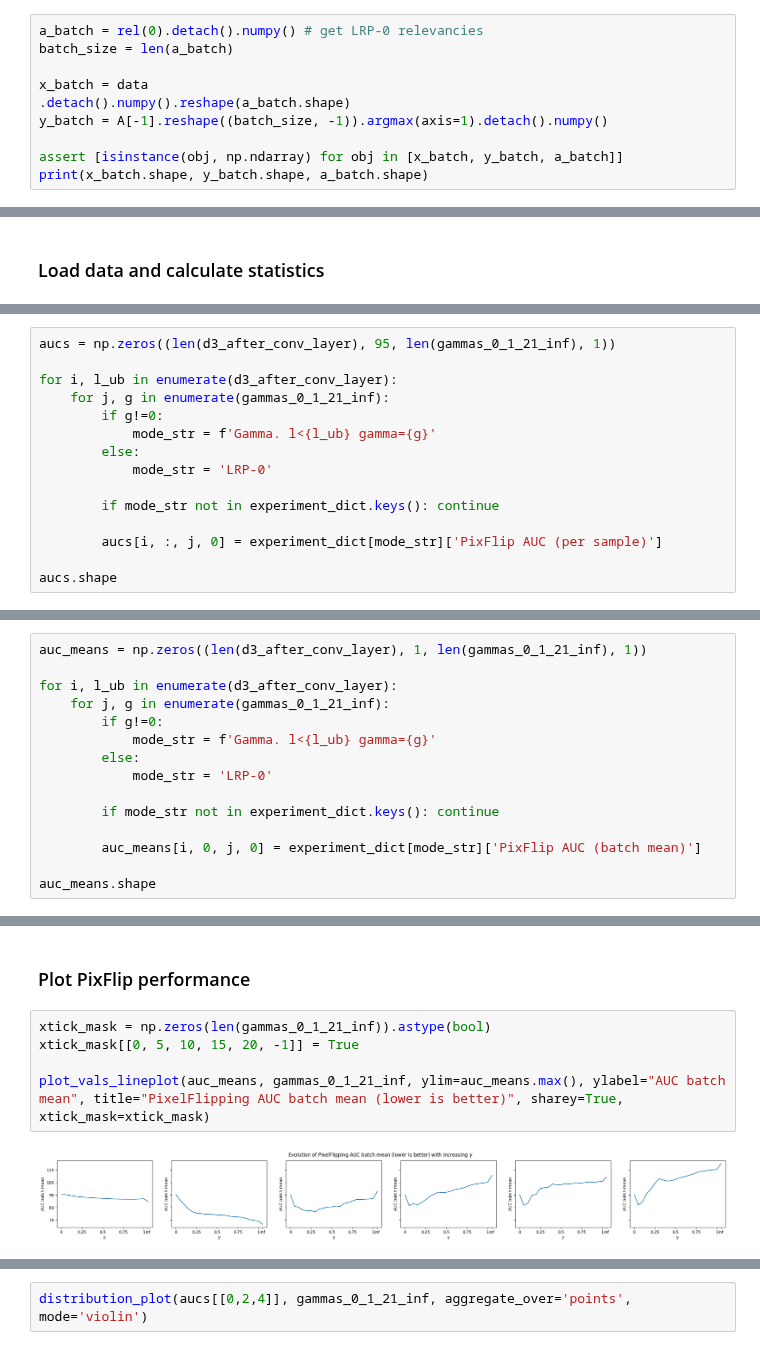
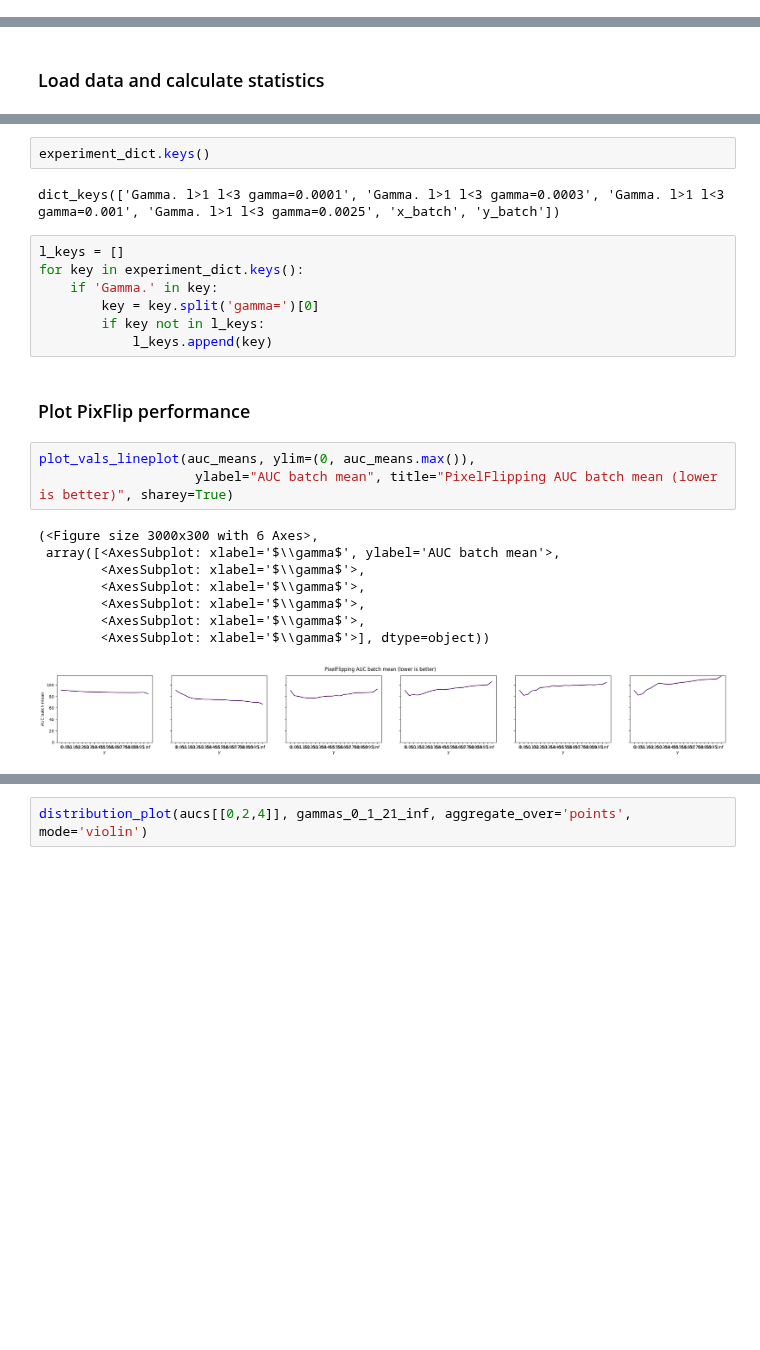
Before and after one commit to johannesmaess/investigation, a Jupyter notebook: gamma-mnist-cnn-quantus.ipynb, the cells around one changed output, grey strips where cells are left out. Cells and saved outputs as stored; diff of their text form; blank space fills up the shorter version.

```diff
--- a/gamma-mnist-cnn-quantus.ipynb
+++ b/gamma-mnist-cnn-quantus.ipynb
@@ -234,12 +240,3 @@ def batch_auc(batch):
     return [utils.calculate_auc(np.array(curve)) for curve in batch]
 def batch_mean_auc(batch):
     return np.mean(batch_auc(batch))
-# %%
-a_batch = rel(0).detach().numpy() # get LRP-0 relevancies
-batch_size = len(a_batch)
-
-x_batch = data                                          .detach().numpy().reshape(a_batch.shape)
-y_batch = A[-1].reshape((batch_size, -1)).argmax(axis=1).detach().numpy()
-
-assert [isinstance(obj, np.ndarray) for obj in [x_batch, y_batch, a_batch]]
-print(x_batch.shape, y_batch.shape, a_batch.shape)
@@ -315,15 +385,0 @@ np.array(experiment_dict['LRP-0']['PixFlip AUC (per sample)']).shape
-# %%
-aucs = np.zeros((len(d3_after_conv_layer), 95, len(gammas_0_1_21_inf), 1))
-
-for i, l_ub in enumerate(d3_after_conv_layer):
-    for j, g in enumerate(gammas_0_1_21_inf):
-        if g!=0:
-            mode_str = f'Gamma. l<{l_ub} gamma={g}'
-        else:
-            mode_str = 'LRP-0'
-
-        if mode_str not in experiment_dict.keys(): continue
-
-        aucs[i, :, j, 0] = experiment_dict[mode_str]['PixFlip AUC (per sample)']
-
-aucs.shape
@@ -332,15 +385,0 @@ aucs.shape
-# %%
-auc_means = np.zeros((len(d3_after_conv_layer), 1, len(gammas_0_1_21_inf), 1))
-
-for i, l_ub in enumerate(d3_after_conv_layer):
-    for j, g in enumerate(gammas_0_1_21_inf):
-        if g!=0:
-            mode_str = f'Gamma. l<{l_ub} gamma={g}'
-        else:
-            mode_str = 'LRP-0'
-
-        if mode_str not in experiment_dict.keys(): continue
-
-        auc_means[i, 0, j, 0] = experiment_dict[mode_str]['PixFlip AUC (batch mean)']
-
-auc_means.shape
@@ -349,9 +435,25 @@ auc_means.shape
+# %%
+experiment_dict.keys()
+# %% [output]
+dict_keys(['Gamma. l>1 l<3 gamma=0.0001', 'Gamma. l>1 l<3 gamma=0.0003', 'Gamma. l>1 l<3 gamma=0.001', 'Gamma. l>1 l<3 gamma=0.0025', 'x_batch', 'y_batch'])
+# %%
+l_keys = []
+for key in experiment_dict.keys():
+    if 'Gamma.' in key:
+        key = key.split('gamma=')[0]
+        if key not in l_keys:
+            l_keys.append(key)
 # %% [markdown]
 ### Plot PixFlip performance
 # %%
-xtick_mask = np.zeros(len(gammas_0_1_21_inf)).astype(bool)
-xtick_mask[[0, 5, 10, 15, 20, -1]] = True
-
-plot_vals_lineplot(auc_means, gammas_0_1_21_inf, ylim=auc_means.max(), ylabel="AUC batch mean", title="PixelFlipping AUC batch mean (lower is better)", sharey=True, xtick_mask=xtick_mask)
+plot_vals_lineplot(auc_means, ylim=(0, auc_means.max()),
+                    ylabel="AUC batch mean", title="PixelFlipping AUC batch mean (lower is better)", sharey=True)
 # %% [output]
+(<Figure size 3000x300 with 6 Axes>,
+ array([<AxesSubplot: xlabel='$\\gamma$', ylabel='AUC batch mean'>,
+        <AxesSubplot: xlabel='$\\gamma$'>,
+        <AxesSubplot: xlabel='$\\gamma$'>,
+        <AxesSubplot: xlabel='$\\gamma$'>,
+        <AxesSubplot: xlabel='$\\gamma$'>,
+        <AxesSubplot: xlabel='$\\gamma$'>], dtype=object))
-[figure, old version]
+[figure, new version]
```
Also changed, not shown: parts of 37 cells of this notebook, 3 other files.
